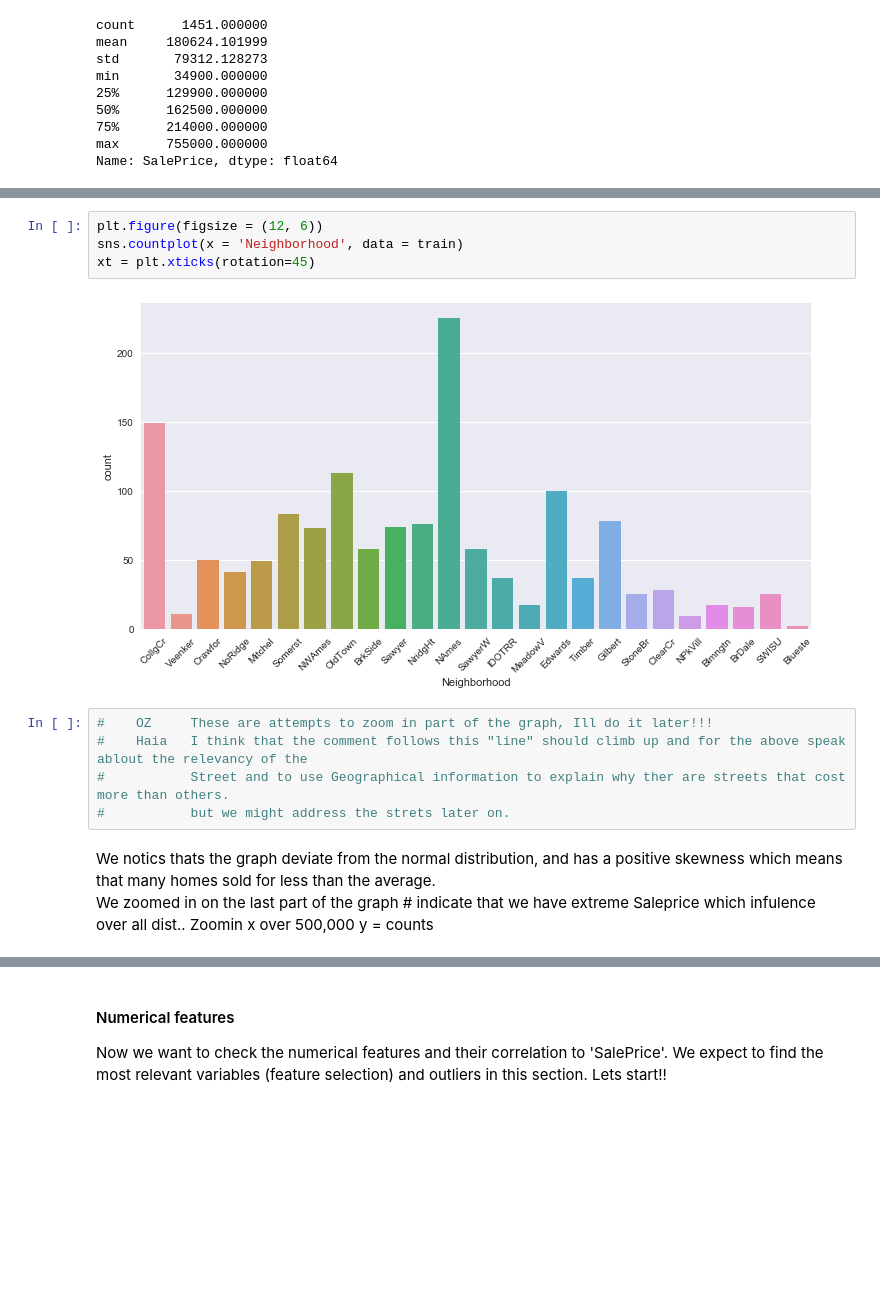
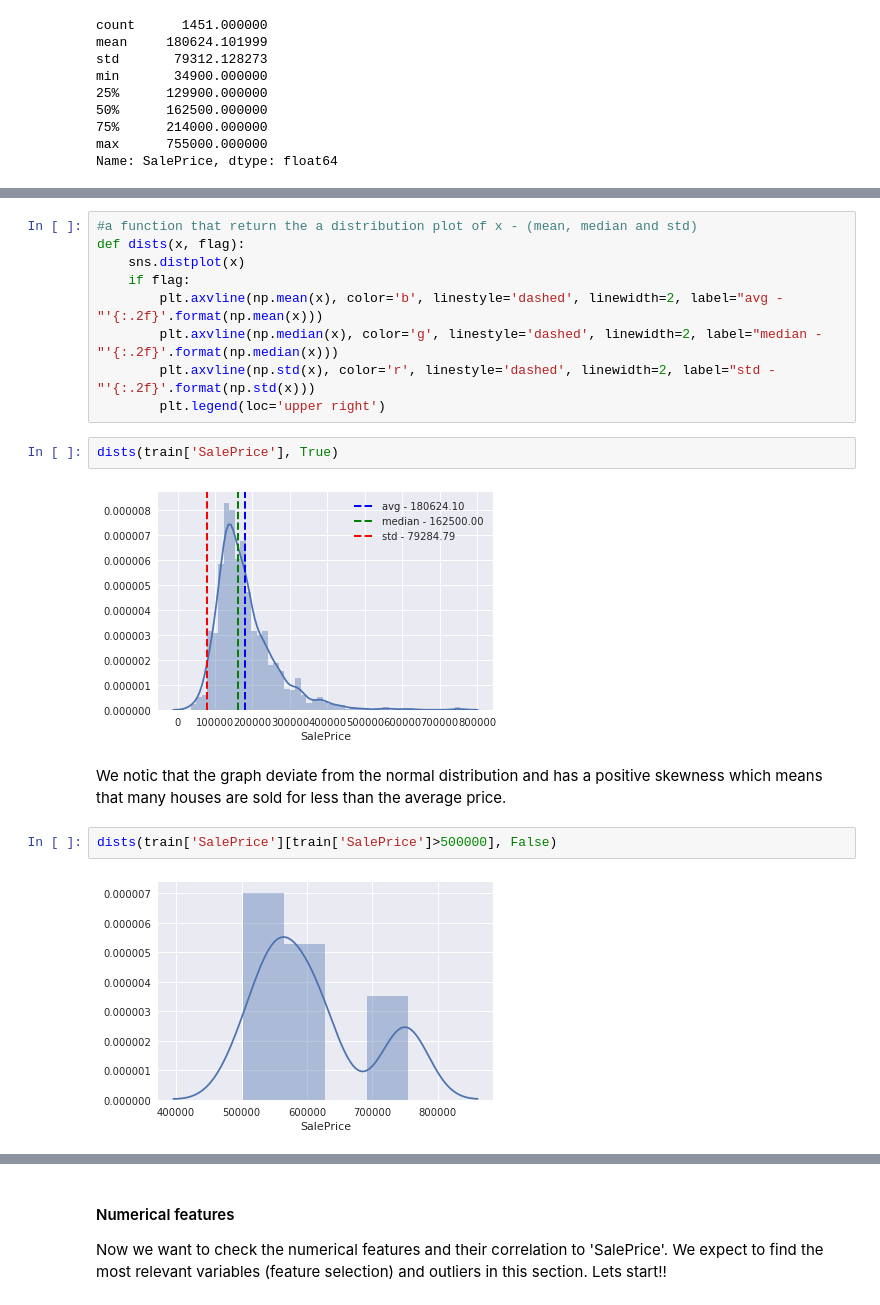
Before and after one commit to HaiaK/Housing, a Jupyter notebook: HousePricing.ipynb, the cells around one changed output, grey strips where cells are left out. Saved outputs shown, nothing was run; the diff lists cells and outputs as text; blank space fills up the shorter version.

```diff
--- a/HousePricing.ipynb
+++ b/HousePricing.ipynb
@@ -290,16 +248,19 @@ NameError: name 'overview_data_x' is not defined
-# %%
-plt.figure(figsize = (12, 6))
-sns.countplot(x = 'Neighborhood', data = train)
-xt = plt.xticks(rotation=45)
-# %% [output]
-[figure, removed]
-# %%
-#    OZ     These are attempts to zoom in part of the graph, Ill do it later!!!
-#    Haia   I think that the comment follows this "line" should climb up and for the above speak ablout the relevancy of the
-#           Street and to use Geographical information to explain why ther are streets that cost more than others.
-#           but we might address the strets later on.
+# %%
+#a function that return the a distribution plot of x - (mean, median and std)
+def dists(x, flag):
+    sns.distplot(x)
+    if flag:
+        plt.axvline(np.mean(x), color='b', linestyle='dashed', linewidth=2, label="avg - "'{:.2f}'.format(np.mean(x)))
+        plt.axvline(np.median(x), color='g', linestyle='dashed', linewidth=2, label="median - "'{:.2f}'.format(np.median(x)))
+        plt.axvline(np.std(x), color='r', linestyle='dashed', linewidth=2, label="std - "'{:.2f}'.format(np.std(x)))
+        plt.legend(loc='upper right')
+# %%
+dists(train['SalePrice'], True)
+# %% [output]
+[figure, added]
 # %% [markdown]
-  We notics thats the graph deviate from the normal distribution, and has a positive skewness which means that many homes sold for less than the average.
-  We zoomed in on the last part of the graph # indicate that we have extreme Saleprice which infulence over all dist..
-  Zoomin x over 500,000
-  y = counts
+  We notic that the graph deviate from the normal distribution and has a positive skewness which means that many houses are sold for less than the average price.
+# %%
+dists(train['SalePrice'][train['SalePrice']>500000], False)
+# %% [output]
+[figure, added]
```
Also changed, not shown: parts of 76 cells of this notebook.
